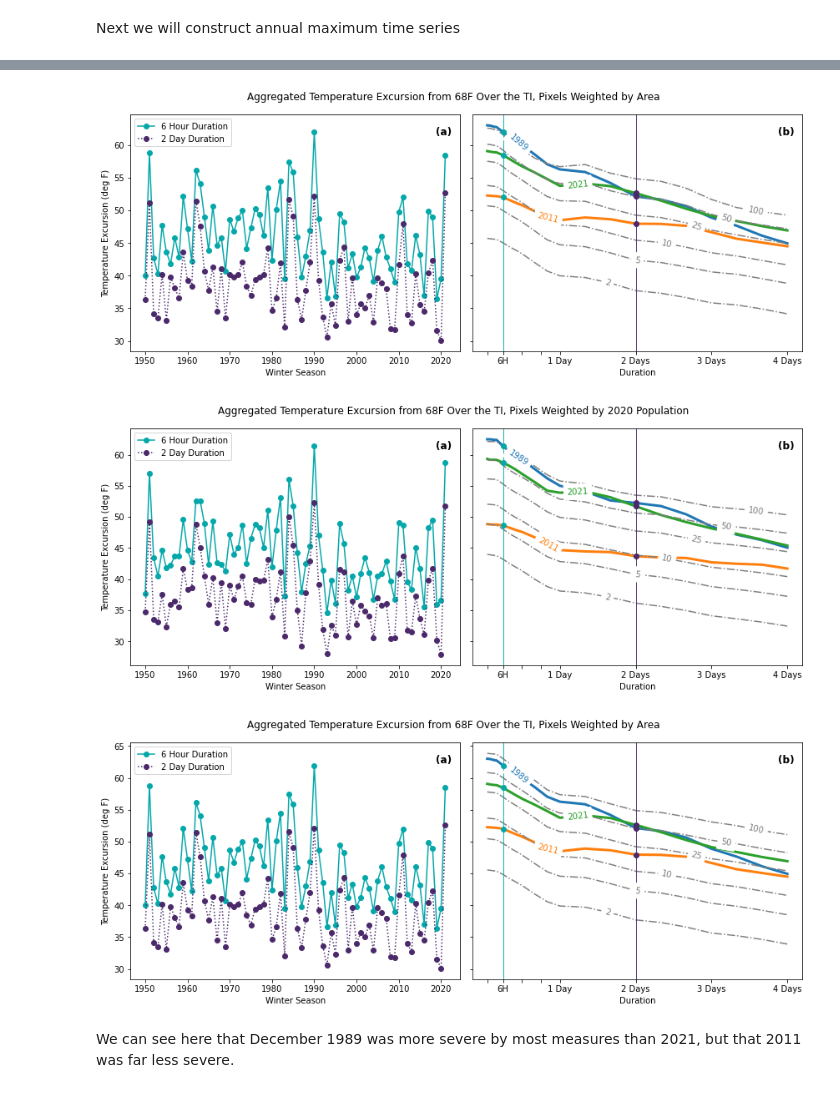
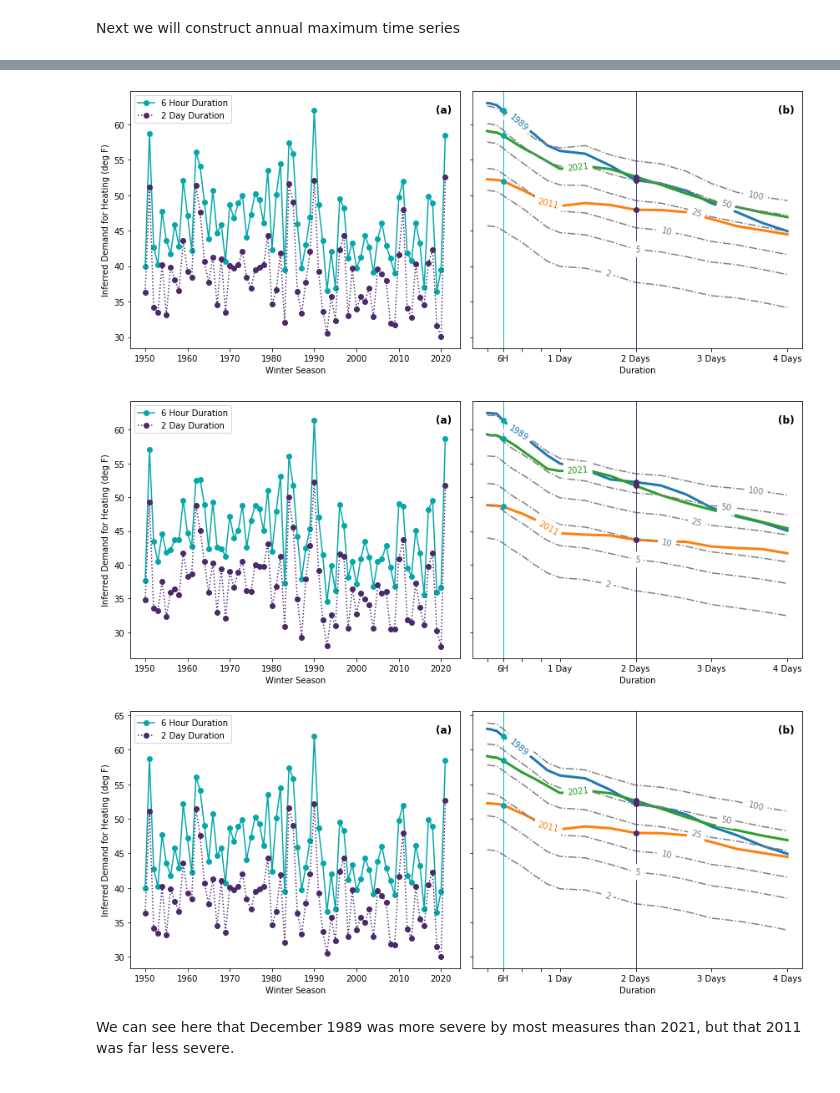
Before and after one commit to jdossgollin/2021-TXtreme, a Jupyter notebook: scripts/hdd_idf.ipynb, the cells around one changed output, grey strips where cells are left out. Saved outputs shown, nothing was run; the diff lists cells and outputs as text; code cells hidden in the pictures.

Commit message:
Figures for circulation to coauthors

```diff
--- a/scripts/hdd_idf.ipynb
+++ b/scripts/hdd_idf.ipynb
@@ -84,31 +84,27 @@ def calc_mle_return_level(X, T):
 plot_info = [
     [
         hdd_annual["pop_weighted"].sel(pop_year=2020),
-        "Aggregated Temperature Excursion from 68F Over the TI, Pixels Weighted by 2020 Population",
         calc_mle_return_level,
         "ERCOT_HDD_IDF_MLE_popweighted",
     ],
     [
         hdd_annual["area_weighted"],
-        "Aggregated Temperature Excursion from 68F Over the TI, Pixels Weighted by Area",
         calc_mle_return_level,
         "ERCOT_HDD_IDF_MLE_unweighted",
     ],
     [
         hdd_annual["pop_weighted"].sel(pop_year=2020),
-        "Aggregated Temperature Excursion from 68F Over the TI, Pixels Weighted by 2020 Population",
         calc_plotposition_return_level,
         "ERCOT_HDD_IDF_plotpos_popweighted",
     ],
     [
         hdd_annual["area_weighted"],
-        "Aggregated Temperature Excursion from 68F Over the TI, Pixels Weighted by Area",
         calc_plotposition_return_level,
         "ERCOT_HDD_IDF_plotpos_unweighted",
     ],
 ]
 # %%
-for obs, title, return_level, fname in plot_info:
+for obs, return_level, fname in plot_info:
 
     fig, axes = plt.subplots(
         nrows=1, ncols=2, figsize=(12, 5), sharey=True, sharex=False
@@ -122,7 +118,7 @@ for obs, title, return_level, fname in plot_info:
     obs.sel(duration=48).plot(
         ax=ax, label="2 Day Duration", color="#4B296B", linestyle=":", marker="o"
     )
-    ax.set_ylabel("Temperature Excursion (deg F)")
+    ax.set_ylabel("Inferred Demand for Heating (deg F)")
     ax.legend(loc="upper left")
     ax.set_title("")
     ax.set_xlabel("Winter Season")
@@ -175,7 +171,6 @@ for obs, title, return_level, fname in plot_info:
     # Add  color bars
 
     fig.subplots_adjust(top=0.925)
-    fig.suptitle(title)
 
     fig.canvas.draw()
     fig.tight_layout()
@@ -186,5 +181,5 @@ for obs, title, return_level, fname in plot_info:
-[figure, old version]
+[figure, new version]
-[figure, old version]
+[figure, new version]
-[figure, old version]
+[figure, new version]
 # %% [markdown]
 We can see here that December 1989 was more severe by most measures than 2021, but that 2011 was far less severe.
```
Also changed, not shown: parts of 1 cell of this notebook, 9 other files.
